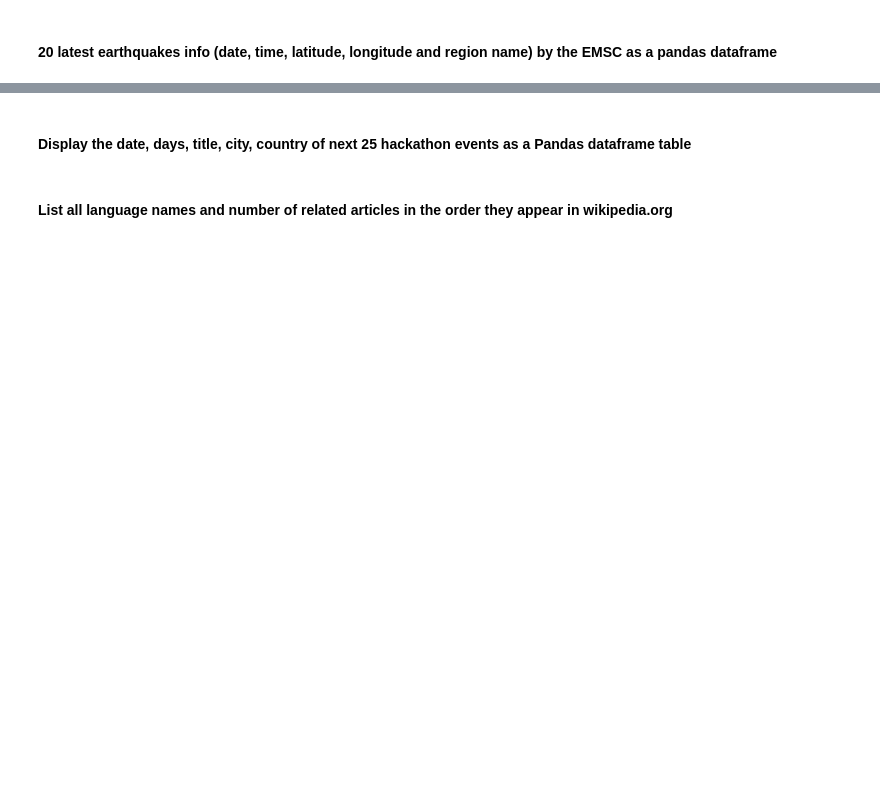
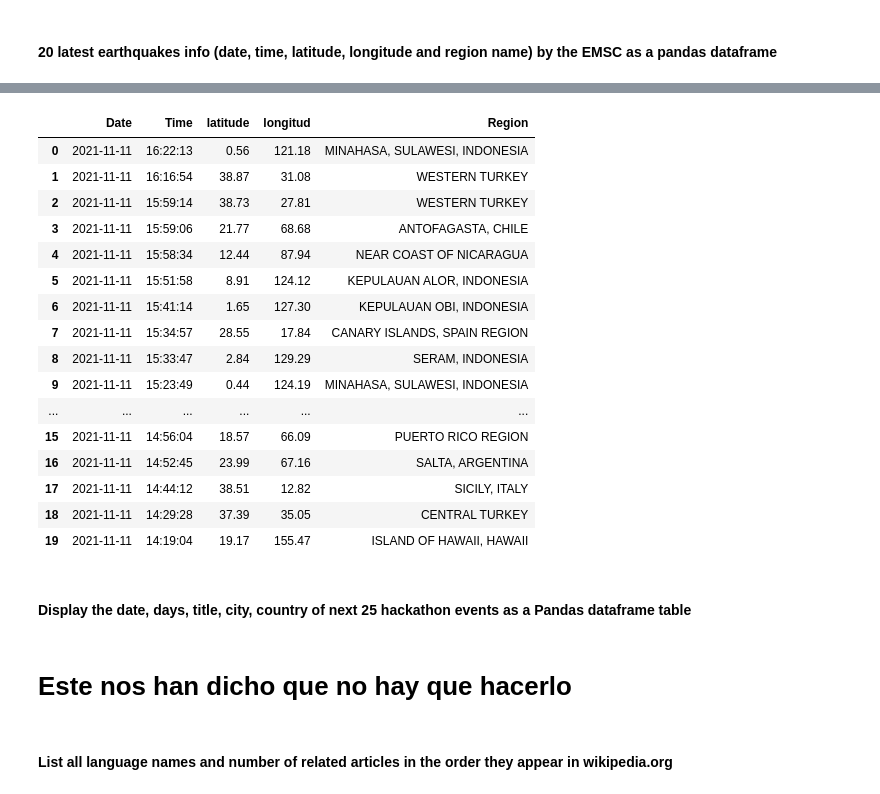
Before and after one commit to Ironhack-Data-Madrid-Octubre-2021/lab-web-scraping, a Jupyter notebook: your-code/main.ipynb, the cells around one changed output, grey strips where cells are left out. Drawn from its saved outputs; the diff is of its cells as text; code cells hidden in the pictures; blank space fills up the shorter version.

```diff
--- a/your-code/main.ipynb
+++ b/your-code/main.ipynb
@@ -274,15 +333,4 @@ terremotero[14].getText()
 terres = []
 lista = range(14,34)
 for i in lista:
-    terres.append(terremotero[i])
+    terres.append(terremotero[i].findAll('td'))
-# %%
-shaky=[]
-for i in terres:
-    spot_dicc = {"Date" : re.search(r'\d{4}\-\d{2}\-\d{2}',i),
-                "Time": re.search(r'\d{2}\:\d{2}\:\d{2}'),
-#                 "latitude": re.extract(r'\d{4}\-\d{2}\-\d{2}', i),
-#                 "longitud" :re.extract(r'\d{4}\-\d{2}\-\d{2}', i),
-#                 "Region" : re.extract(r'\d{4}\-\d{2}\-\d{2}', i)
-                }
-    shaky.append(spot_dicc)
-shaky
@@ -294,0 +341,12 @@ IndexError: list index out of range
+# %%
+shaky=[]
+for i in terres:
+
+    spot_dicc = {"Date" : i[3].getText().split('\xa0')[0].lstrip('earthquake'),
+                "Time": i[3].getText().split('\xa0')[-1][0:8],
+                "latitude": i[4].getText().strip('\xa0'),
+                "longitud" :i[6].getText().strip('\xa0'),
+                "Region" : i[-2].getText().strip('\xa0')
+                }
+    shaky.append(spot_dicc)
+shaky
@@ -295,3 +371,24 @@ IndexError: list index out of range
+# %%
+solusion = pd.DataFrame(shaky)
+solusion
+# %% [output]
+|  | Date | Time | latitude | longitud | Region |
+| 0 | 2021-11-11 | 16:22:13 | 0.56 | 121.18 | MINAHASA, SULAWESI, INDONESIA |
+| 1 | 2021-11-11 | 16:16:54 | 38.87 | 31.08 | WESTERN TURKEY |
+| 2 | 2021-11-11 | 15:59:14 | 38.73 | 27.81 | WESTERN TURKEY |
+| 3 | 2021-11-11 | 15:59:06 | 21.77 | 68.68 | ANTOFAGASTA, CHILE |
+| 4 | 2021-11-11 | 15:58:34 | 12.44 | 87.94 | NEAR COAST OF NICARAGUA |
+| 5 | 2021-11-11 | 15:51:58 | 8.91 | 124.12 | KEPULAUAN ALOR, INDONESIA |
+| 6 | 2021-11-11 | 15:41:14 | 1.65 | 127.30 | KEPULAUAN OBI, INDONESIA |
+| 7 | 2021-11-11 | 15:34:57 | 28.55 | 17.84 | CANARY ISLANDS, SPAIN REGION |
+| 8 | 2021-11-11 | 15:33:47 | 2.84 | 129.29 | SERAM, INDONESIA |
+| 9 | 2021-11-11 | 15:23:49 | 0.44 | 124.19 | MINAHASA, SULAWESI, INDONESIA |
+| ... | ... | ... | ... | ... | ... |
+| 15 | 2021-11-11 | 14:56:04 | 18.57 | 66.09 | PUERTO RICO REGION |
+| 16 | 2021-11-11 | 14:52:45 | 23.99 | 67.16 | SALTA, ARGENTINA |
+| 17 | 2021-11-11 | 14:44:12 | 38.51 | 12.82 | SICILY, ITALY |
+| 18 | 2021-11-11 | 14:29:28 | 37.39 | 35.05 | CENTRAL TURKEY |
+| 19 | 2021-11-11 | 14:19:04 | 19.17 | 155.47 | ISLAND OF HAWAII, HAWAII |
 # %% [markdown]
 #### Display the date, days, title, city, country of next 25 hackathon events as a Pandas dataframe table
 # %%
@@ -303,3 +398,5 @@ url_hack = 'https://hackevents.co/search/anything/anywhere/anytime'
+# %% [markdown]
+# Este nos han dicho que no hay que hacerlo
 # %% [markdown]
 #### List all language names and number of related articles in the order they appear in wikipedia.org
 # %%
```
Also changed, not shown: parts of 47 cells of this notebook, 1 other file.
